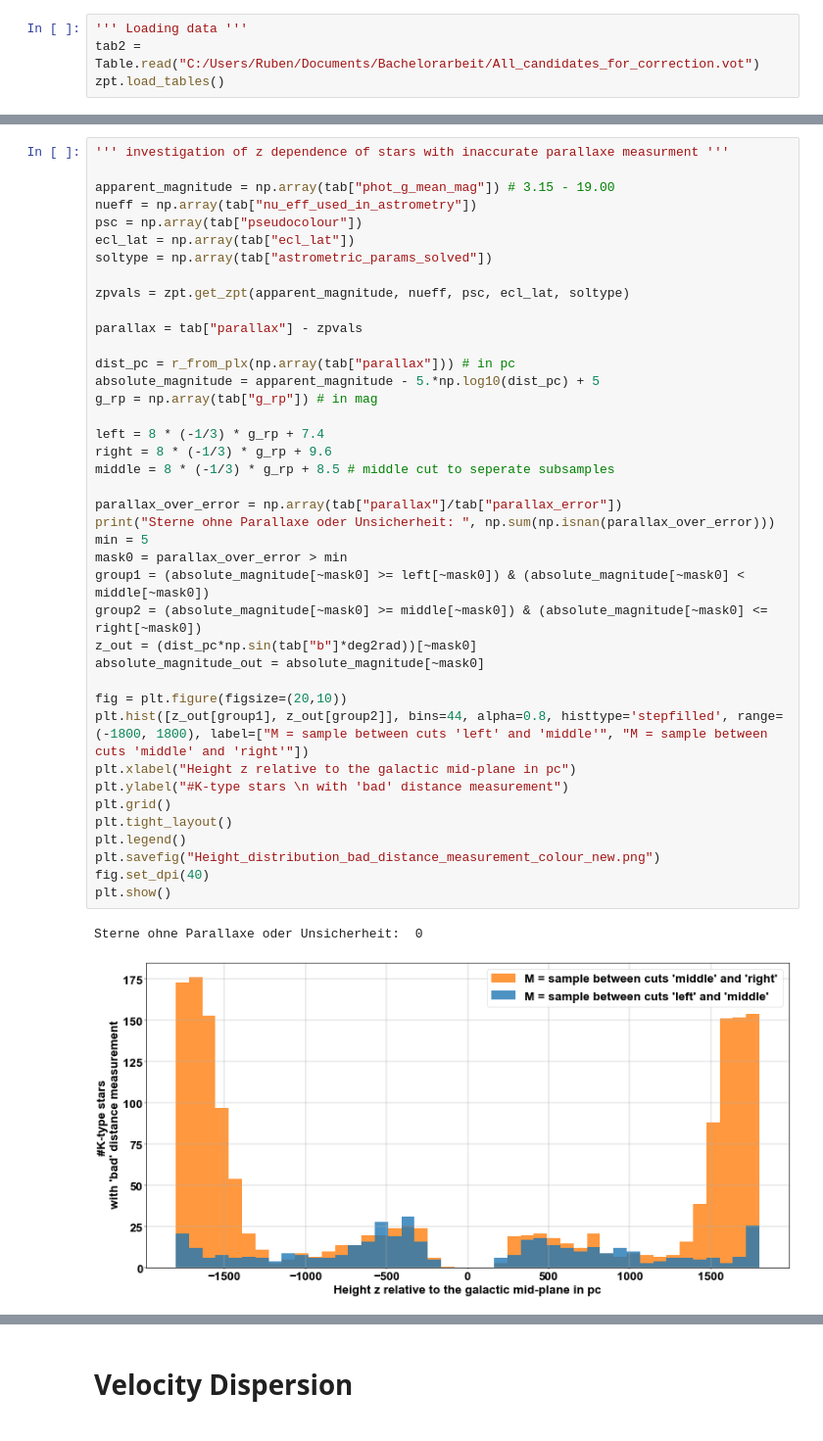
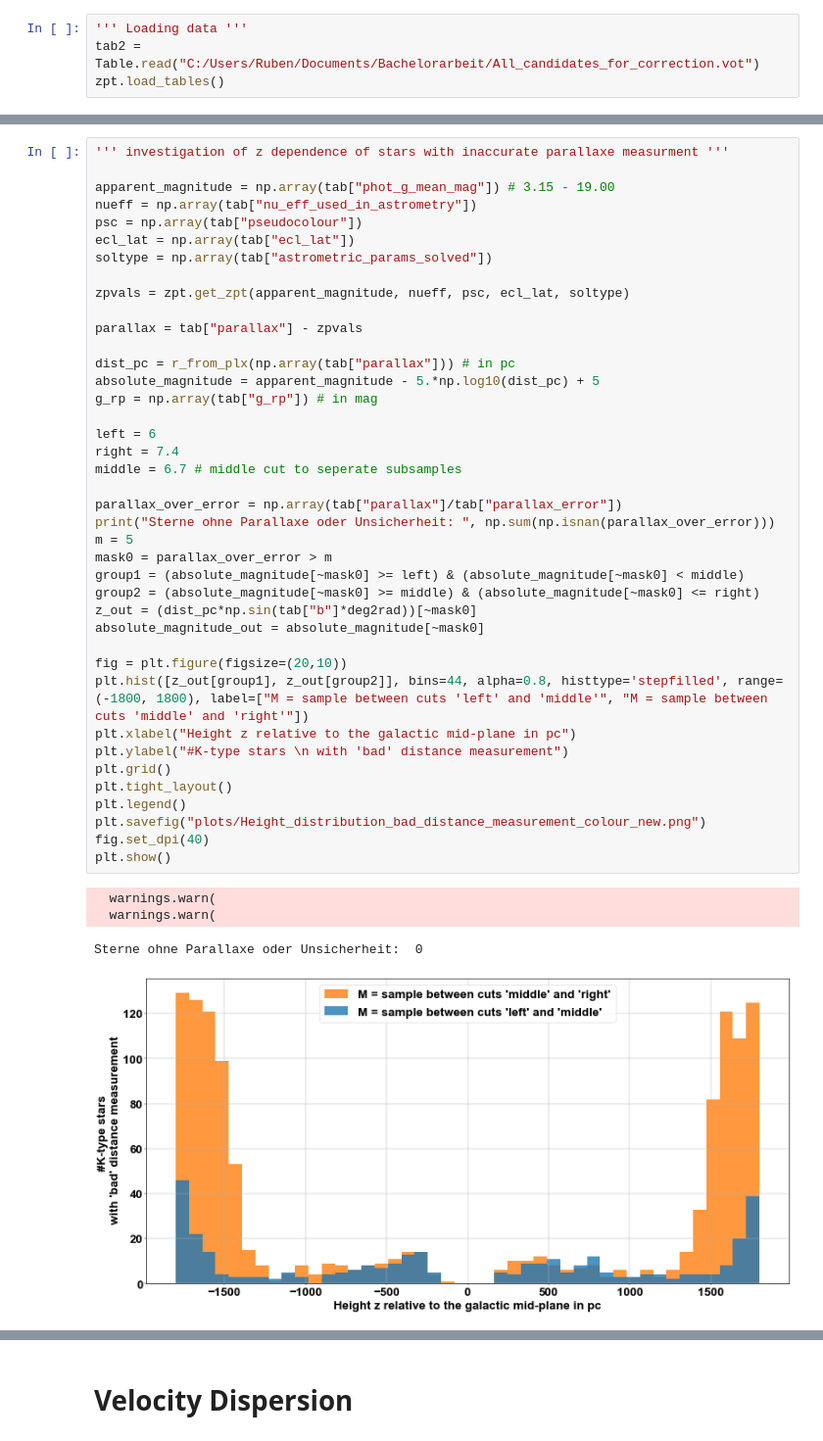
Before and after one commit to rubba0220/Bachelorarbeit, a Jupyter notebook: z final run/Data_with_correction.ipynb, the cells around one changed output, grey strips where cells are left out. Shown at 98% size. Cells and saved outputs as stored; diff of their text form.

```diff
--- a/z final run/Data_with_correction.ipynb
+++ b/z final run/Data_with_correction.ipynb
@@ -242,42 +154,44 @@ NameError: name 'tabtest1' is not defined
 apparent_magnitude = np.array(tab["phot_g_mean_mag"]) # 3.15 - 19.00
 nueff = np.array(tab["nu_eff_used_in_astrometry"])
 psc = np.array(tab["pseudocolour"])
 ecl_lat = np.array(tab["ecl_lat"])
 soltype = np.array(tab["astrometric_params_solved"])
 
 zpvals = zpt.get_zpt(apparent_magnitude, nueff, psc, ecl_lat, soltype)
 
 parallax = tab["parallax"] - zpvals
 
 dist_pc = r_from_plx(np.array(tab["parallax"])) # in pc
 absolute_magnitude = apparent_magnitude - 5.*np.log10(dist_pc) + 5
 g_rp = np.array(tab["g_rp"]) # in mag
 
-left = 8 * (-1/3) * g_rp + 7.4
-right = 8 * (-1/3) * g_rp + 9.6
-middle = 8 * (-1/3) * g_rp + 8.5 # middle cut to seperate subsamples
+left = 6
+right = 7.4
+middle = 6.7 # middle cut to seperate subsamples
 
 parallax_over_error = np.array(tab["parallax"]/tab["parallax_error"])
 print("Sterne ohne Parallaxe oder Unsicherheit: ", np.sum(np.isnan(parallax_over_error)))
-min = 5
-mask0 = parallax_over_error > min
-group1 = (absolute_magnitude[~mask0] >= left[~mask0]) & (absolute_magnitude[~mask0] < middle[~mask0])
-group2 = (absolute_magnitude[~mask0] >= middle[~mask0]) & (absolute_magnitude[~mask0] <= right[~mask0])
+m = 5
+mask0 = parallax_over_error > m
+group1 = (absolute_magnitude[~mask0] >= left) & (absolute_magnitude[~mask0] < middle)
+group2 = (absolute_magnitude[~mask0] >= middle) & (absolute_magnitude[~mask0] <= right)
 z_out = (dist_pc*np.sin(tab["b"]*deg2rad))[~mask0]
 absolute_magnitude_out = absolute_magnitude[~mask0]
 
 fig = plt.figure(figsize=(20,10))
 plt.hist([z_out[group1], z_out[group2]], bins=44, alpha=0.8, histtype='stepfilled', range=(-1800, 1800), label=["M = sample between cuts 'left' and 'middle'", "M = sample between cuts 'middle' and 'right'"])
 plt.xlabel("Height z relative to the galactic mid-plane in pc")
 plt.ylabel("#K-type stars \n with 'bad' distance measurement")
 plt.grid()
 plt.tight_layout()
 plt.legend()
-plt.savefig("Height_distribution_bad_distance_measurement_colour_new.png")
+plt.savefig("plots/Height_distribution_bad_distance_measurement_colour_new.png")
 fig.set_dpi(40)
 plt.show()
 # %% [output]
-Sterne ohne Parallaxe oder Unsicherheit:  0
+  warnings.warn(
+  warnings.warn(
+Sterne ohne Parallaxe oder Unsicherheit:  0
-[figure, old version]
+[figure, new version]
 # %%
 ''' Selecting subsamples '''
```
Also changed, not shown: parts of 6 cells of this notebook, 28 other files.
